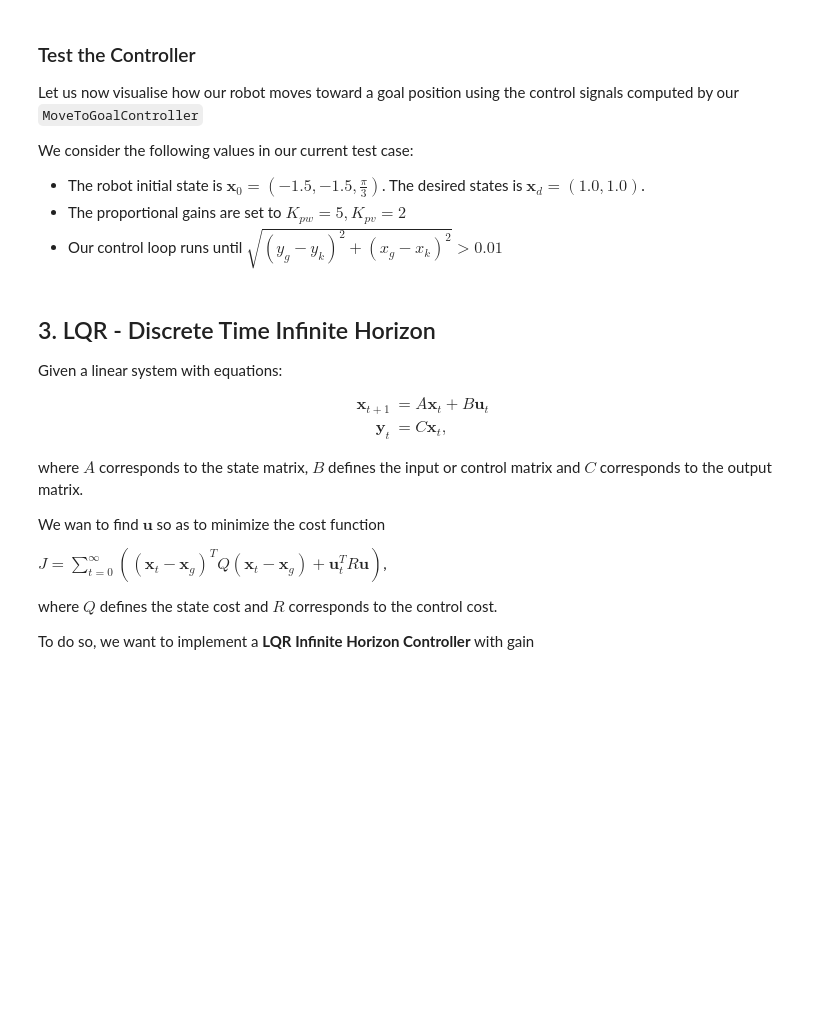
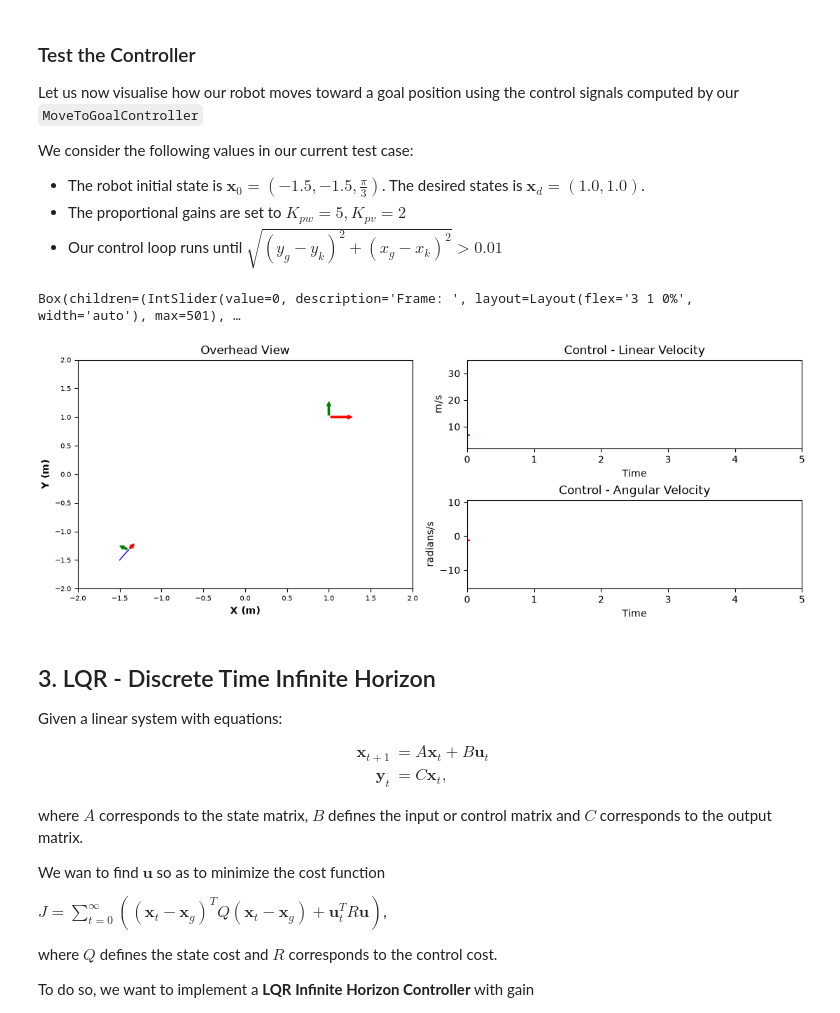
Before and after one commit to MattM5/ECE4078_5178_Practicals, a Jupyter notebook: Week03-Control/Practical03_Control.ipynb, the cells around one changed output. Cells and saved outputs as stored; diff of their text form; code cells hidden in the pictures; blank space fills up the shorter version.

```diff
--- a/Week03-Control/Practical03_Control.ipynb
+++ b/Week03-Control/Practical03_Control.ipynb
@@ -350,6 +353,9 @@ class MoveToGoalController(object):
 
             #TODO: Compute control input -----------------------------------------------------
 
+            v_k = self.pid_v.compute_control(distance_to_goal)
+            w_k = self.pid_w.compute_control(desired_heading)
+
             #ENDTODO --------------------------------------------------------------------------
 
             # Apply control to robot
@@ -381,28 +387,31 @@ We consider the following values in our current test case:
 # %%
 # Define robot, desired goal and delta time
 bot = Robot(init_state=np.array([-1.5, -1.5, np.pi/3]))
 desired_goal = np.array([1.0, 1.0]) # target x, target y
 delta_t = 0.01
 max_sim_time=5
 
 # Define disturbance. Default is none: all 0, and start_time=None
 d_theta_value = 0.0
 d_x_value = 0.02
 d_y_value = 0.0
 disturbance_start_time = 0.5
 bot.set_disturbance(d_theta=d_theta_value, d_x=d_x_value, d_y=d_y_value, start_time=disturbance_start_time)
 
 # Instantiate controller and compute sequence of control signals
-controller = MoveToGoalController(bot, K_pw=15, K_iw=2, K_dw=0.0, K_pv=2, K_iv=1, K_dv=0.0)
+controller = MoveToGoalController(bot, K_pw=5, K_iw=2, K_dw=0.0, K_pv=2, K_iv=1, K_dv=0.0)
 # Default K_pw=5, K_iw=0.0, K_dw=1, K_pv=2, K_iv=1, K_dv=0.0
 robot_states, robot_controls = controller.run(goal_position=desired_goal, threshold=0.01, delta_time=delta_t, max_sim_time=max_sim_time)
 # Define variables for animation
 array_states = np.array(robot_states)
 array_controls = np.array(robot_controls)
 
 # Define renderer and start animation
 rend = RobotRenderer2D.Instance()
 rend.initialize(array_states, array_controls, target_pose=desired_goal, dt_data=delta_t, max_sim_time=max_sim_time)
+# %% [output]
+Box(children=(IntSlider(value=0, description='Frame: ', layout=Layout(flex='3 1 0%', width='auto'), max=501), …
+[figure, added]
 # %% [markdown]
 ## 3. LQR - Discrete Time Infinite Horizon
 
```
Also changed, not shown: parts of 4 cells of this notebook.
